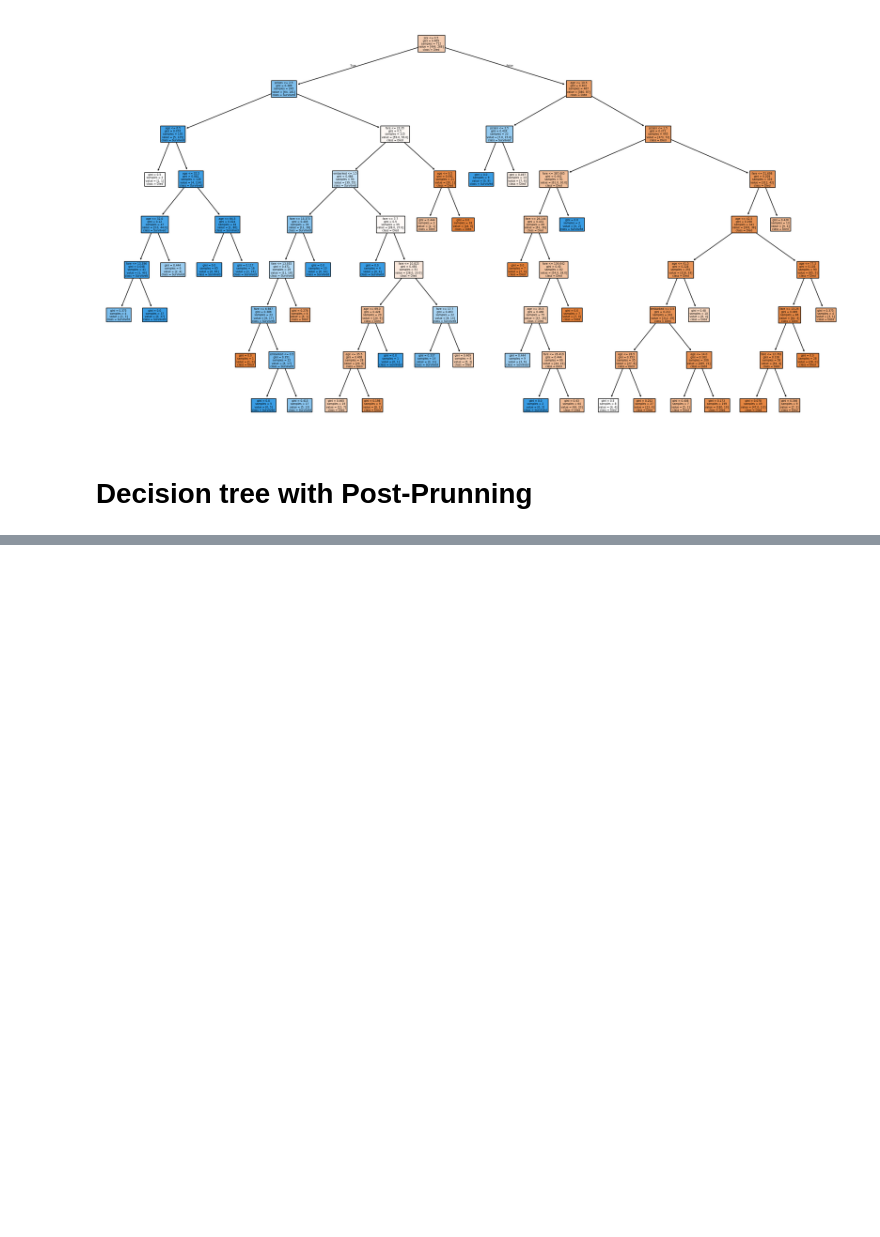
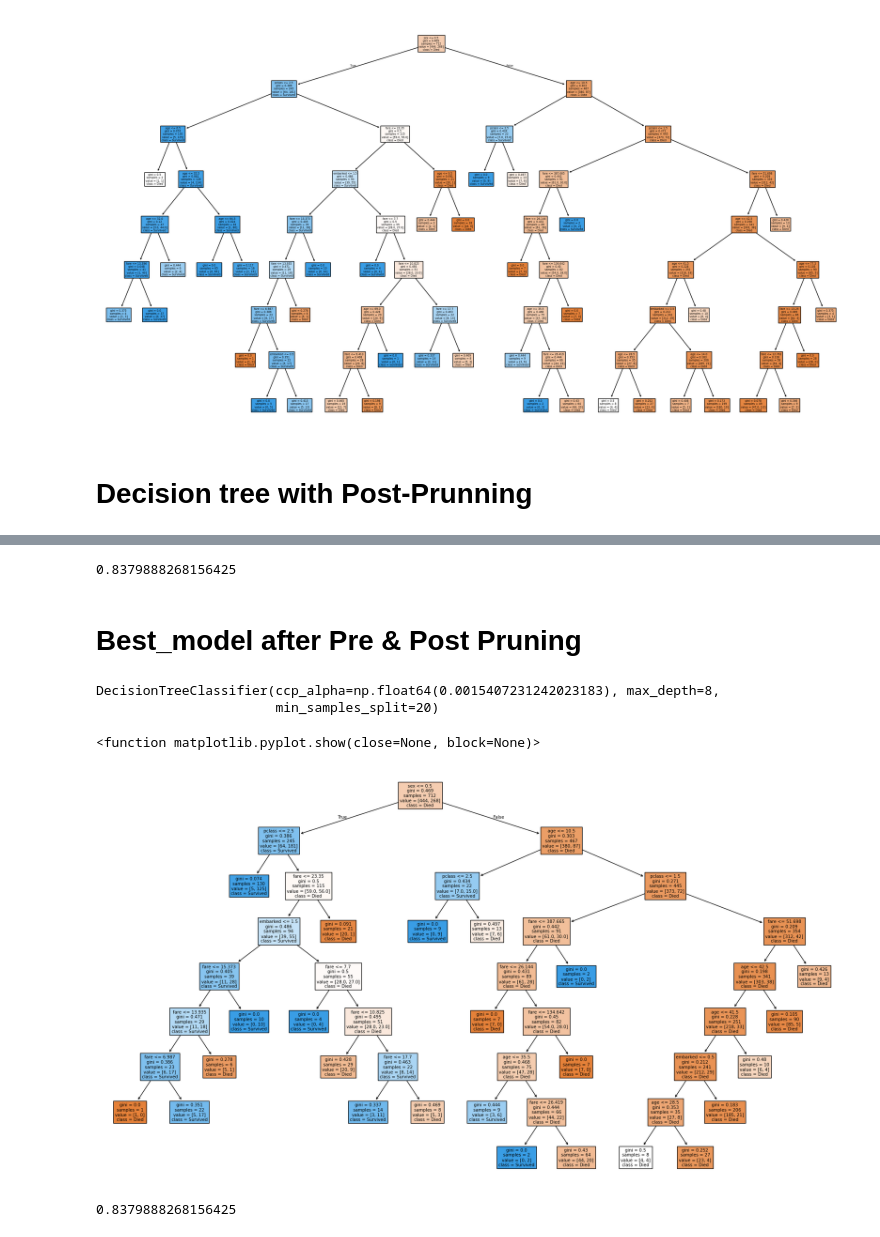
Before and after one commit to Tanmai-Thakre/Supervised_ML, a Jupyter notebook: Decision_trees/decision_tree.ipynb, the cells around one changed output, grey strips where cells are left out. Cells and saved outputs as stored; diff of their text form; code cells hidden in the pictures; blank space fills up the shorter version.

```diff
--- a/Decision_trees/decision_tree.ipynb
+++ b/Decision_trees/decision_tree.ipynb
@@ -233,0 +226,30 @@ print(best_model.score(X_test, y_test))
+# %%
+print(pruned_model.score(X_test,y_test))
+# %% [output]
+0.8379888268156425
+# %% [markdown]
+# Best_model after Pre & Post Pruning
+# %%
+best_model = DecisionTreeClassifier(max_depth = 8 ,min_samples_split = 20 ,ccp_alpha = best_alpha,)
+best_model.fit(X_train,y_train)
+# %% [output]
+DecisionTreeClassifier(ccp_alpha=np.float64(0.0015407231242023183), max_depth=8,
+                       min_samples_split=20)
+# %%
+# Plotting best Decision-tree after pruning
+plt.figure(figsize = (18,10))
+plot_tree(
+    best_model,
+    feature_names = X.columns,
+    class_names = ["Died","Survived"],
+    filled = True,
+)
+plt.tight_layout()
+plt.show
+# %% [output]
+<function matplotlib.pyplot.show(close=None, block=None)>
+[figure, added]
+# %%
+print(best_model.score(X_test,y_test))
+# %% [output]
+0.8379888268156425
```
Also changed, not shown: parts of 15 cells of this notebook.
